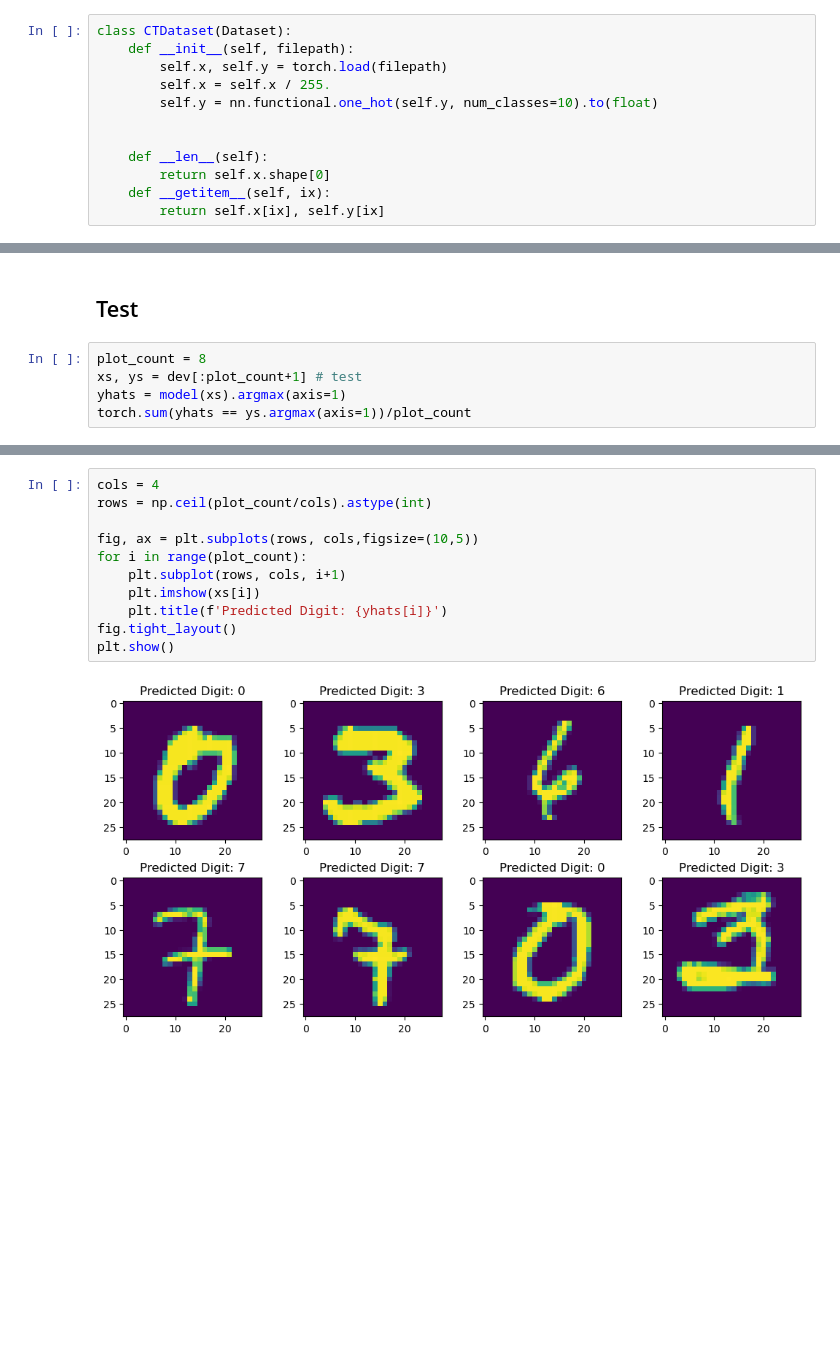
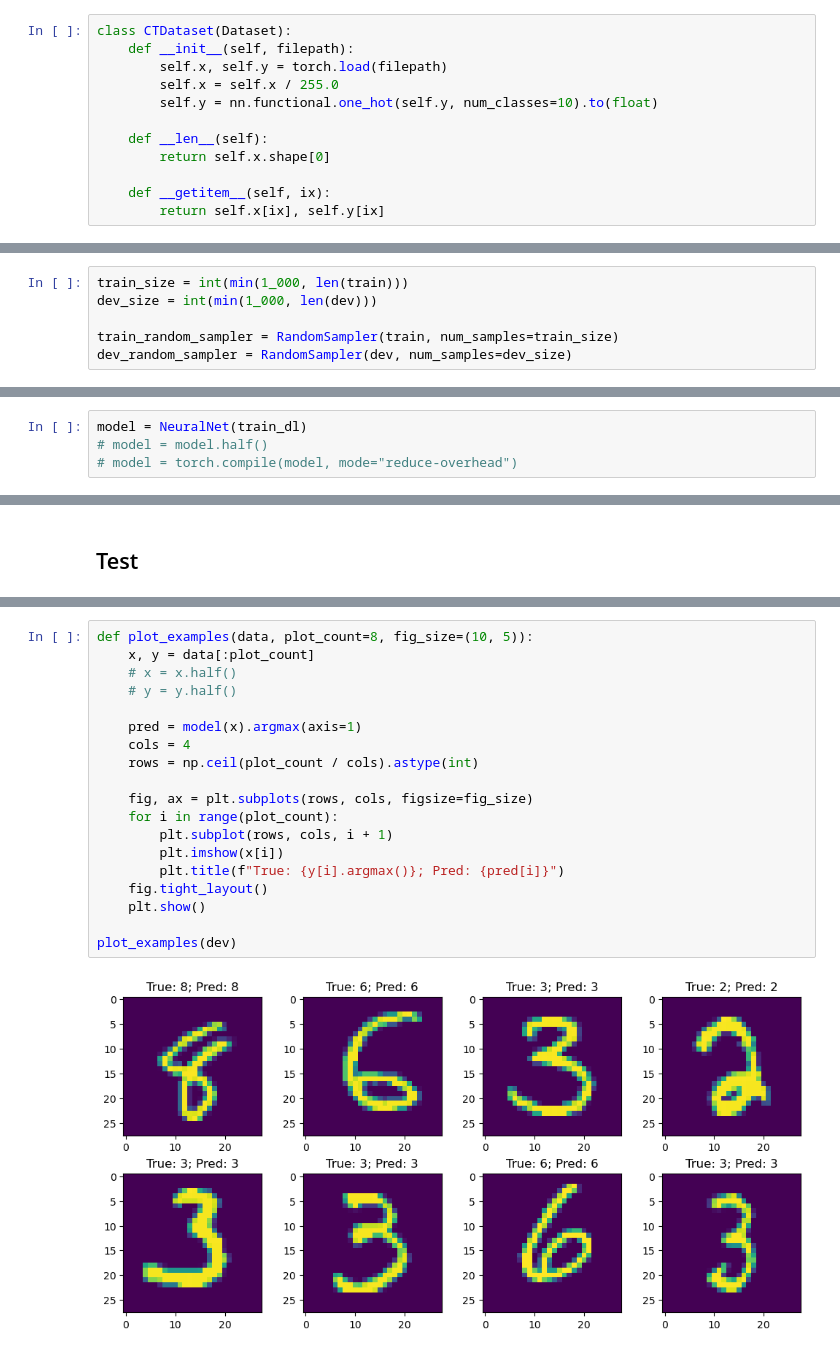
Before and after one commit to AhmedThahir/Deep_Learning_Optimization_Algorithms, a Jupyter notebook: Deep_Learning_Optimization_Algorithms.ipynb, the cells around one changed output, grey strips where cells are left out. Drawn from its saved outputs; the diff is of its cells as text; blank space fills up the shorter version.

```diff
--- a/Deep_Learning_Optimization_Algorithms.ipynb
+++ b/Deep_Learning_Optimization_Algorithms.ipynb
@@ -15,12 +17,12 @@ import plotly.express as px
 class CTDataset(Dataset):
     def __init__(self, filepath):
         self.x, self.y = torch.load(filepath)
-        self.x = self.x / 255.
+        self.x = self.x / 255.0
         self.y = nn.functional.one_hot(self.y, num_classes=10).to(float)
-
 
     def __len__(self):
         return self.x.shape[0]
+
     def __getitem__(self, ix):
         return self.x[ix], self.y[ix]
 # %%
@@ -41 +34,7 @@ dev_random_sampler = RandomSampler(
+# %%
+train_size = int(min(1_000, len(train)))
+dev_size = int(min(1_000, len(dev)))
+
+train_random_sampler = RandomSampler(train, num_samples=train_size)
+dev_random_sampler = RandomSampler(dev, num_samples=dev_size)
 # %%
@@ -130,3 +161,7 @@ model = NeuralNet()
+# %%
+model = NeuralNet(train_dl)
+# model = model.half()
+# model = torch.compile(model, mode="reduce-overhead")
 # %%
 optim_class = torch.optim
 optim_children = dir(optim_class)
@@ -198,7 +232,2 @@ fig.show()
 # %% [markdown]
 ## Test
-# %%
-plot_count = 8
-xs, ys = dev[:plot_count+1] # test
-yhats = model(xs).argmax(axis=1)
-torch.sum(yhats == ys.argmax(axis=1))/plot_count
@@ -207,13 +234,21 @@ tensor(1.1250)
 # %%
-cols = 4
-rows = np.ceil(plot_count/cols).astype(int)
+def plot_examples(data, plot_count=8, fig_size=(10, 5)):
+    x, y = data[:plot_count]
+    # x = x.half()
+    # y = y.half()
 
-fig, ax = plt.subplots(rows, cols,figsize=(10,5))
-for i in range(plot_count):
-    plt.subplot(rows, cols, i+1)
-    plt.imshow(xs[i])
-    plt.title(f'Predicted Digit: {yhats[i]}')
-fig.tight_layout()
-plt.show()
+    pred = model(x).argmax(axis=1)
+    cols = 4
+    rows = np.ceil(plot_count / cols).astype(int)
+
+    fig, ax = plt.subplots(rows, cols, figsize=fig_size)
+    for i in range(plot_count):
+        plt.subplot(rows, cols, i + 1)
+        plt.imshow(x[i])
+        plt.title(f"True: {y[i].argmax()}; Pred: {pred[i]}")
+    fig.tight_layout()
+    plt.show()
+
+plot_examples(dev)
 # %% [output]
-[figure, old version]
+[figure, new version]
```
Also changed, not shown: parts of 16 cells of this notebook.
